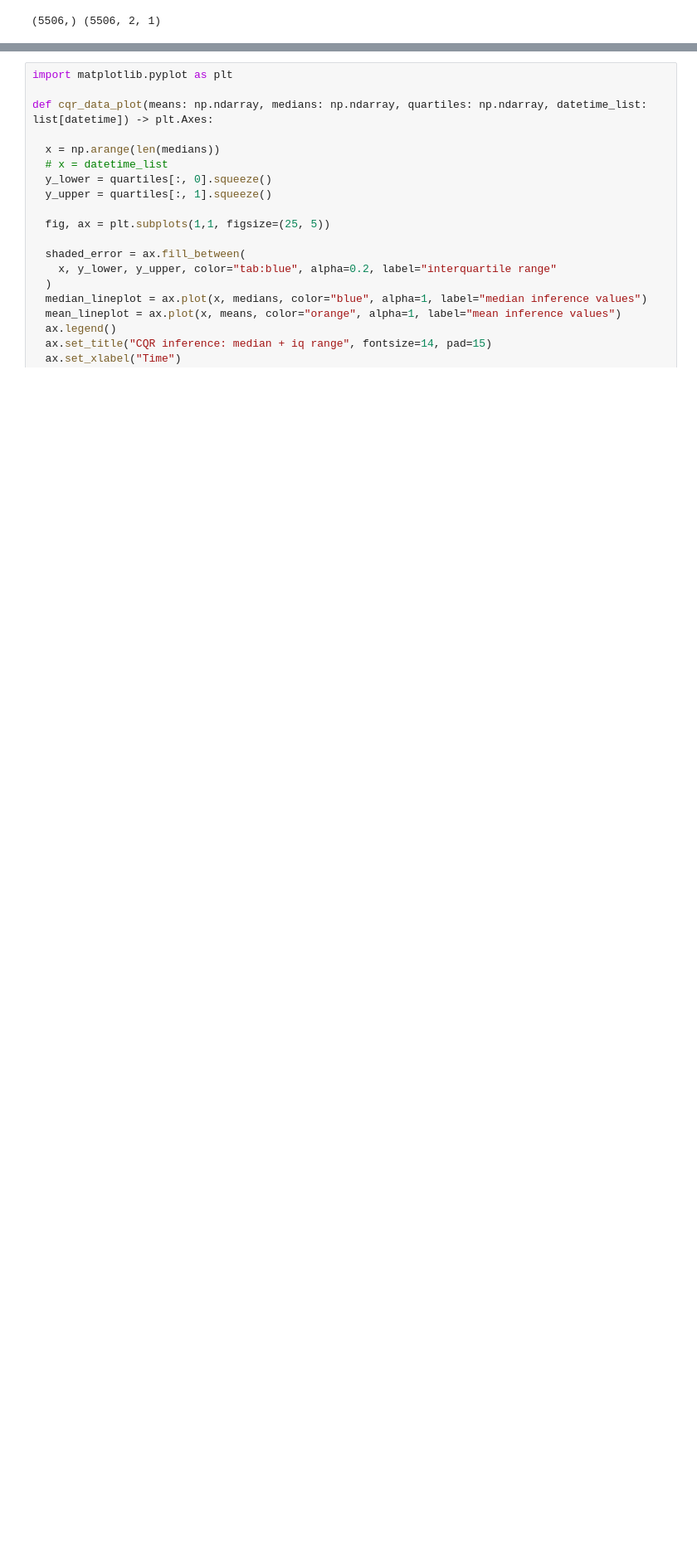
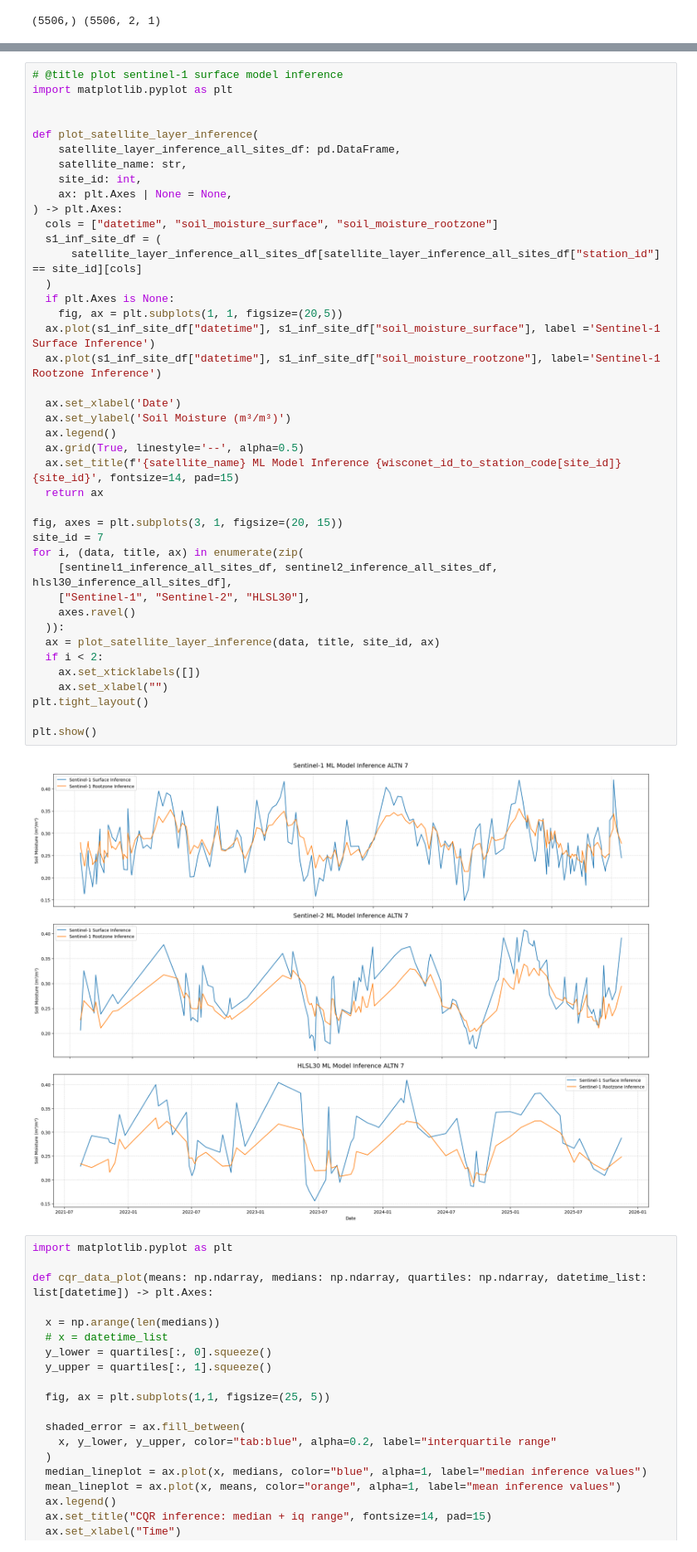
Before and after one commit to ilmcconnell/HRSM, a Jupyter notebook: HRSM_MAPPING_ML_pipeline_multiplePoints_lgar_inputs.ipynb, the cells around one changed output, grey strips where cells are left out. Shown at 83% size. Drawn from its saved outputs; the diff is of its cells as text; blank space fills up the shorter version.

Commit message:
Confirmed ML model outputs are good

```diff
--- a/HRSM_MAPPING_ML_pipeline_multiplePoints_lgar_inputs.ipynb
+++ b/HRSM_MAPPING_ML_pipeline_multiplePoints_lgar_inputs.ipynb
@@ -3214,3 +3285,46 @@ print(hlsl30_rly_y_median_hat.shape, hlsl30_rly_y_pis_cqr.shape)
+# %%
+# @title plot sentinel-1 surface model inference
+import matplotlib.pyplot as plt
+
+
+def plot_satellite_layer_inference(
+    satellite_layer_inference_all_sites_df: pd.DataFrame,
+    satellite_name: str,
+    site_id: int,
+    ax: plt.Axes | None = None,
+) -> plt.Axes:
+  cols = ["datetime", "soil_moisture_surface", "soil_moisture_rootzone"]
+  s1_inf_site_df = (
+      satellite_layer_inference_all_sites_df[satellite_layer_inference_all_sites_df["station_id"] == site_id][cols]
+  )
+  if plt.Axes is None:
+    fig, ax = plt.subplots(1, 1, figsize=(20,5))
+  ax.plot(s1_inf_site_df["datetime"], s1_inf_site_df["soil_moisture_surface"], label ='Sentinel-1 Surface Inference')
+  ax.plot(s1_inf_site_df["datetime"], s1_inf_site_df["soil_moisture_rootzone"], label='Sentinel-1 Rootzone Inference')
+
+  ax.set_xlabel('Date')
+  ax.set_ylabel('Soil Moisture (m³/m³)')
+  ax.legend()
+  ax.grid(True, linestyle='--', alpha=0.5)
+  ax.set_title(f'{satellite_name} ML Model Inference {wisconet_id_to_station_code[site_id]} {site_id}', fontsize=14, pad=15)
+  return ax
+
+fig, axes = plt.subplots(3, 1, figsize=(20, 15))
+site_id = 7
+for i, (data, title, ax) in enumerate(zip(
+    [sentinel1_inference_all_sites_df, sentinel2_inference_all_sites_df, hlsl30_inference_all_sites_df],
+    ["Sentinel-1", "Sentinel-2", "HLSL30"],
+    axes.ravel()
+  )):
+  ax = plot_satellite_layer_inference(data, title, site_id, ax)
+  if i < 2:
+    ax.set_xticklabels([])
+    ax.set_xlabel("")
+plt.tight_layout()
+
+plt.show()
+# %% [output]
+[figure, added]
 # %%
 import matplotlib.pyplot as plt
 
```
Also changed, not shown: parts of 4 cells of this notebook.
